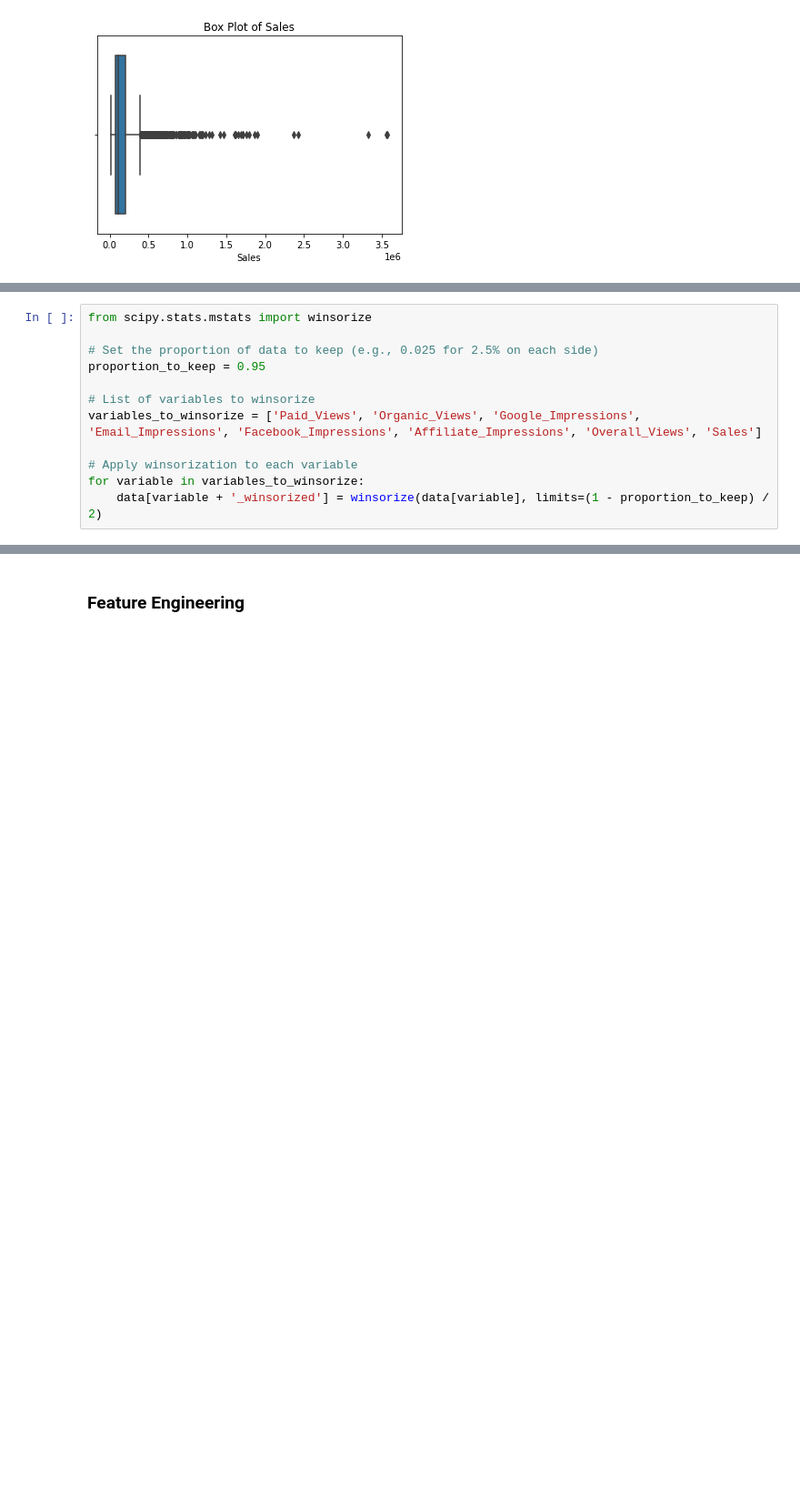
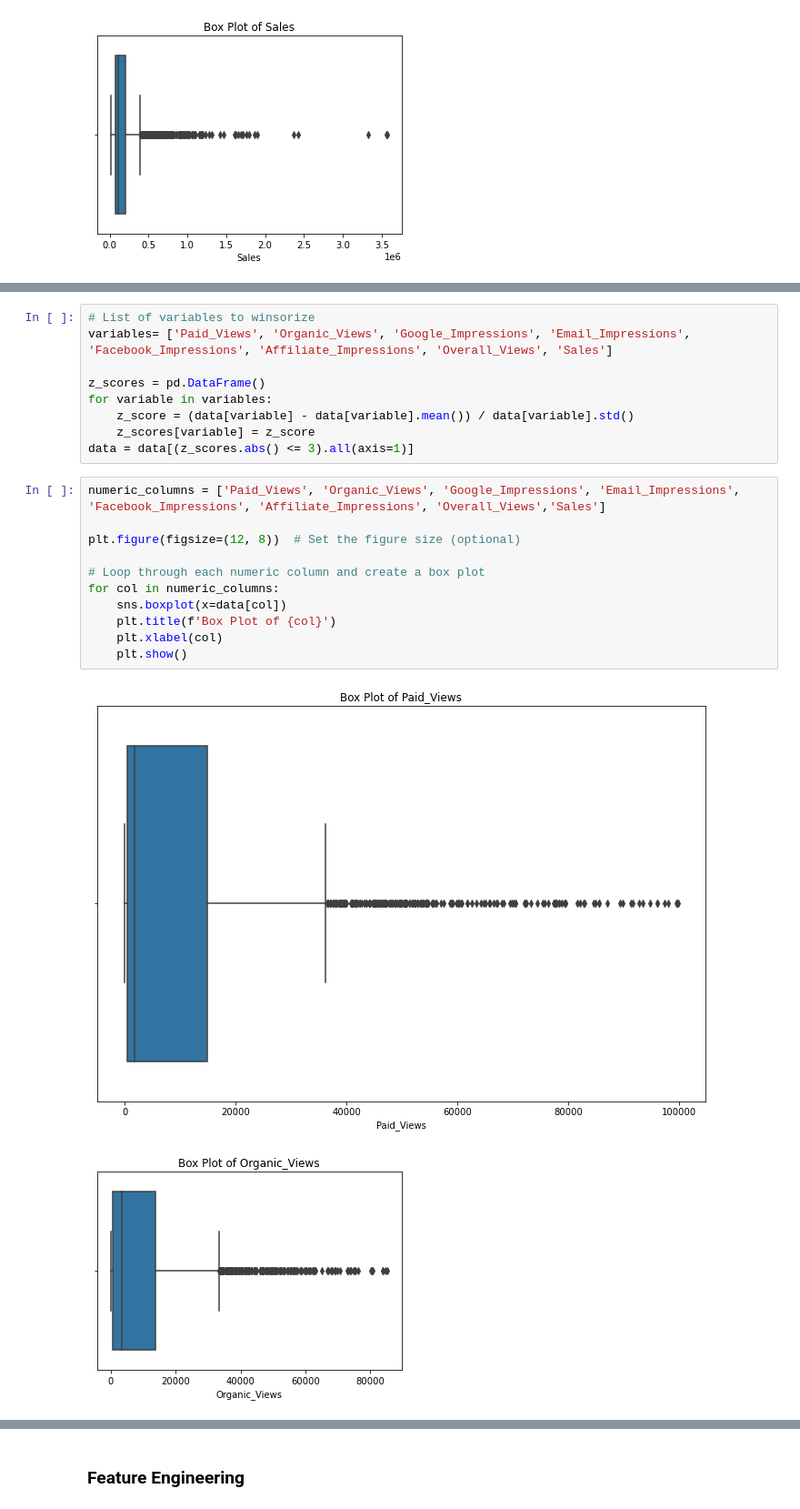
Before and after one commit to NadiaKACEM/Marketing-Mix-Modeling-LR-RF, a Jupyter notebook: main.ipynb, the cells around one changed output, grey strips where cells are left out. Shown at 91% size. Cells and saved outputs as stored; diff of their text form; blank space fills up the shorter version.

```diff
--- a/main.ipynb
+++ b/main.ipynb
@@ -136,12 +166,23 @@ for col in numeric_columns:
 # %%
-from scipy.stats.mstats import winsorize
+# List of variables to winsorize
+variables= ['Paid_Views', 'Organic_Views', 'Google_Impressions', 'Email_Impressions', 'Facebook_Impressions', 'Affiliate_Impressions', 'Overall_Views', 'Sales']
 
-# Set the proportion of data to keep (e.g., 0.025 for 2.5% on each side)
-proportion_to_keep = 0.95
-
-# List of variables to winsorize
-variables_to_winsorize = ['Paid_Views', 'Organic_Views', 'Google_Impressions', 'Email_Impressions', 'Facebook_Impressions', 'Affiliate_Impressions', 'Overall_Views', 'Sales']
-
-# Apply winsorization to each variable
-for variable in variables_to_winsorize:
-    data[variable + '_winsorized'] = winsorize(data[variable], limits=(1 - proportion_to_keep) / 2)
+z_scores = pd.DataFrame()
+for variable in variables:
+    z_score = (data[variable] - data[variable].mean()) / data[variable].std()
+    z_scores[variable] = z_score
+data = data[(z_scores.abs() <= 3).all(axis=1)]
+# %%
+numeric_columns = ['Paid_Views', 'Organic_Views', 'Google_Impressions', 'Email_Impressions', 'Facebook_Impressions', 'Affiliate_Impressions', 'Overall_Views','Sales']
+
+plt.figure(figsize=(12, 8))  # Set the figure size (optional)
+
+# Loop through each numeric column and create a box plot
+for col in numeric_columns:
+    sns.boxplot(x=data[col])
+    plt.title(f'Box Plot of {col}')
+    plt.xlabel(col)
+    plt.show()
+# %% [output]
+[figure, added]
+[figure, added]
```
Also changed, not shown: parts of 39 cells of this notebook.
